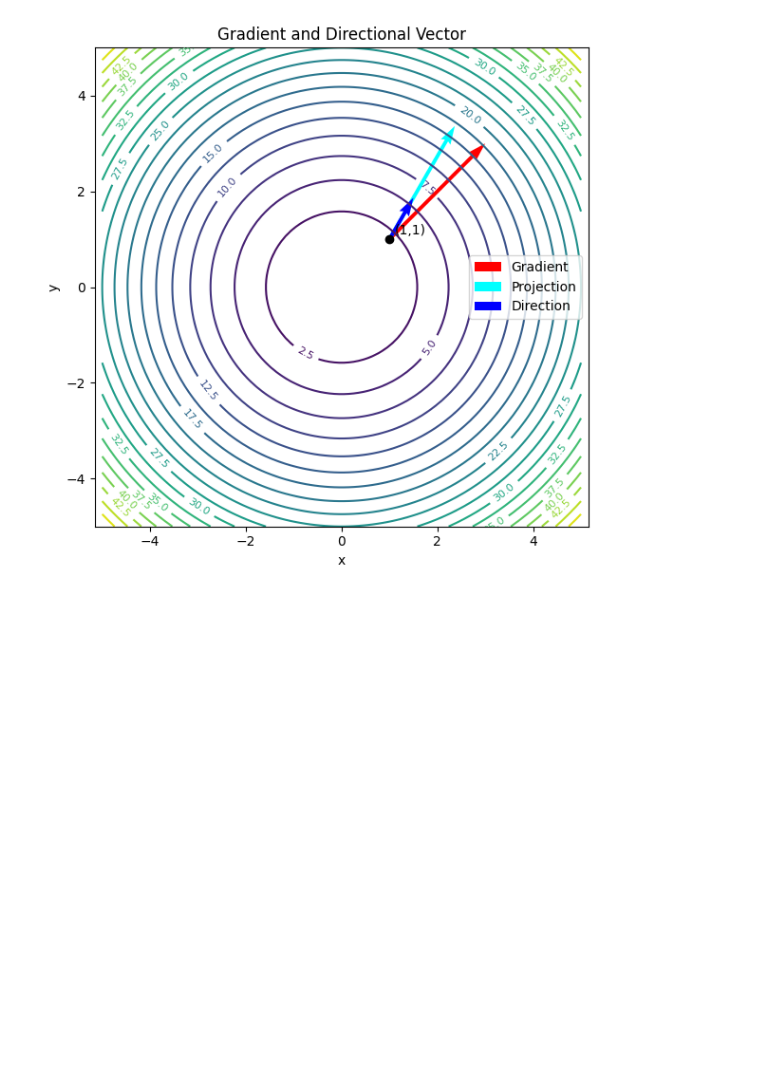
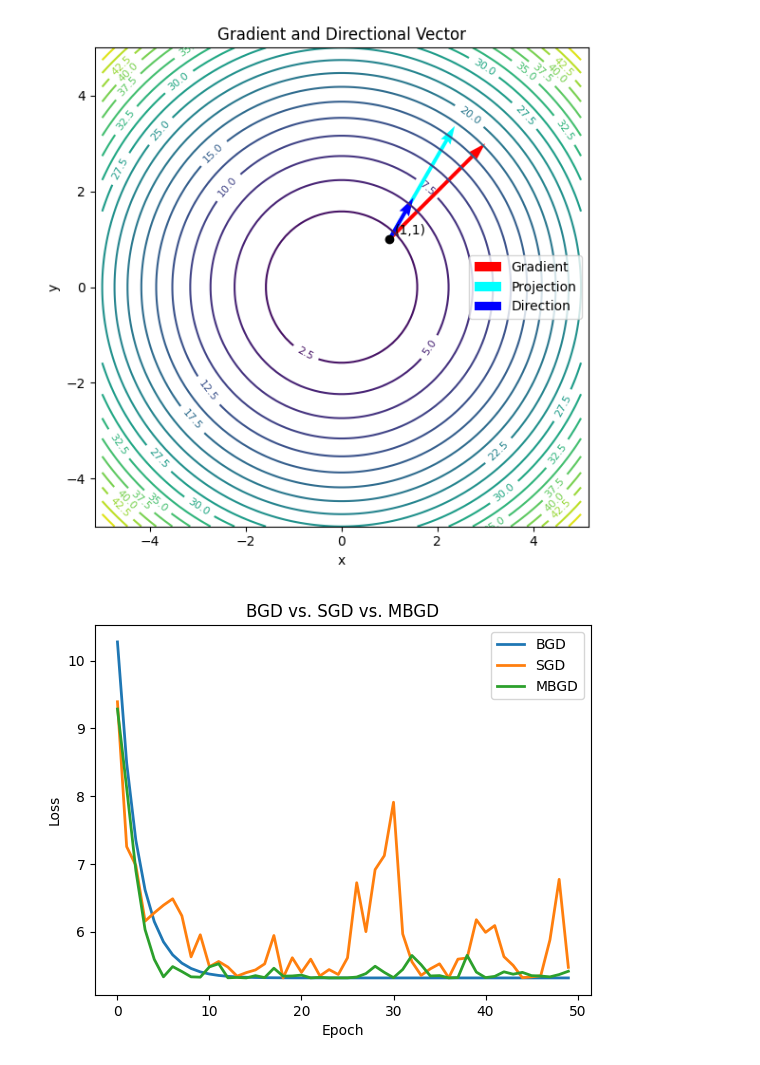
Before and after one commit to Josh-test-lab/website-assets-repository, a Jupyter notebook: posts/From Gradient Descent to Stochastic Gradient Descent/gradient example.ipynb, the cells around one changed output. Saved outputs shown, nothing was run; the diff lists cells and outputs as text; code cells hidden in the pictures; blank space fills up the shorter version.

```diff
--- a/posts/From Gradient Descent to Stochastic Gradient Descent/gradient example.ipynb
+++ b/posts/From Gradient Descent to Stochastic Gradient Descent/gradient example.ipynb
@@ -53,3 +53,57 @@ plt.savefig("gradient_example.webp", dpi=300)
 plt.show()
 # %% [output]
 [figure]
+# %%
+import numpy as np
+import matplotlib.pyplot as plt
+
+# loss function f(x) = (x-3)^2
+def loss(x, data):
+    return np.mean((x - data)**2)
+
+def grad(x, data):
+    return np.mean(2 * (x - data))
+
+# simulation data
+np.random.seed(0)
+data = 3 + np.random.uniform(low=-4, high=4, size=100)
+
+# hyperparameters
+lr = 0.1
+epochs = 50
+
+# initialization
+x_bgd, x_sgd, x_mbgd = 0.0, 0.0, 0.0
+history_bgd, history_sgd, history_mbgd = [], [], []
+
+# gradient descent
+for epoch in range(epochs):
+    # BGD
+    g = grad(x_bgd, data)
+    x_bgd -= lr * g
+    history_bgd.append(loss(x_bgd, data))
+
+    # SGD
+    i = np.random.randint(len(data))
+    g = 2 * (x_sgd - data[i])
+    x_sgd -= lr * g
+    history_sgd.append(loss(x_sgd, data))
+
+    # MBGD
+    batch_idx = np.random.choice(len(data), size=5, replace=False)
+    g = grad(x_mbgd, data[batch_idx])
+    x_mbgd -= lr * g
+    history_mbgd.append(loss(x_mbgd, data))
+
+# plotting the loss curves
+plt.plot(history_bgd, label="BGD", linewidth=2)
+plt.plot(history_sgd, label="SGD", linewidth=2)
+plt.plot(history_mbgd, label="MBGD", linewidth=2)
+plt.xlabel("Epoch")
+plt.ylabel("Loss")
+plt.legend()
+plt.title("BGD vs. SGD vs. MBGD")
+plt.savefig("methods_comparison.webp", dpi=300)
+plt.show()
+# %% [output]
+[figure, added]
```
Also changed, not shown: 1 other file.
